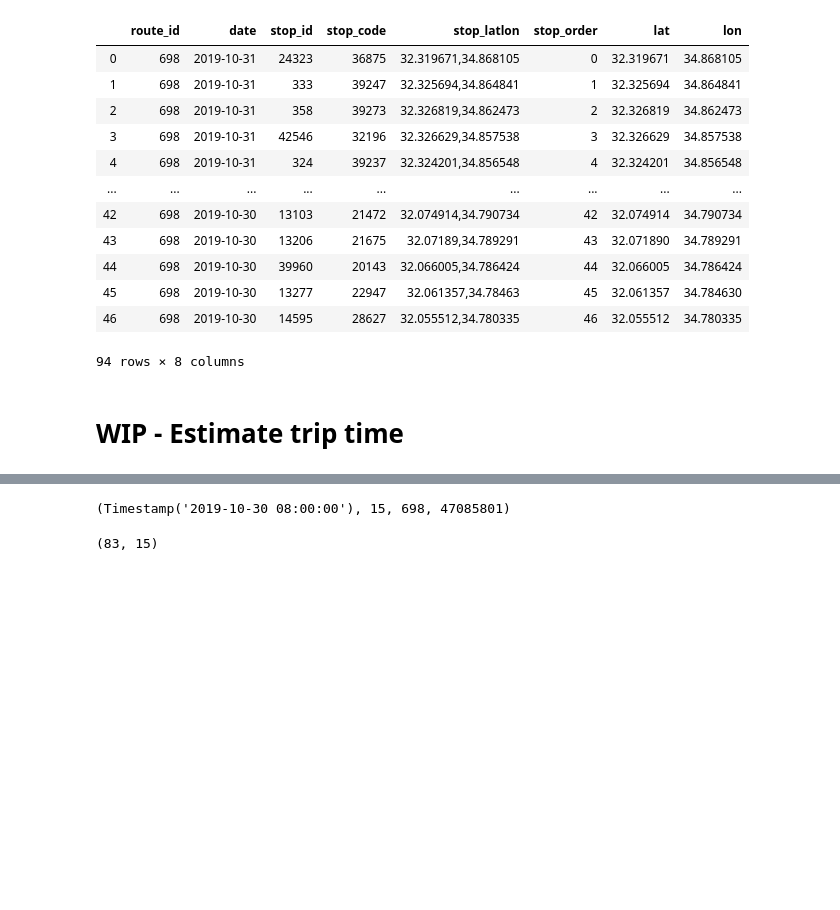
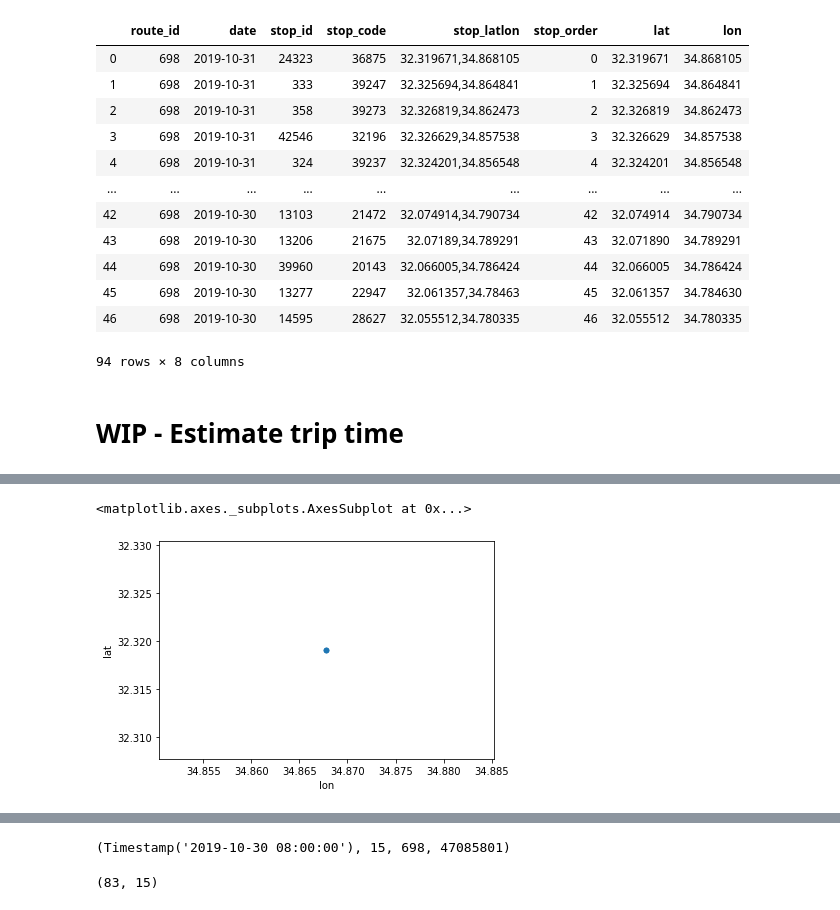
Before and after one commit to hasadna/open-bus, a Jupyter notebook: notebooks/Nativ_plus_get_trips_duration_Nov_2019.ipynb, the cells around one changed output, grey strips where cells are left out. Saved outputs shown, nothing was run; the diff lists cells and outputs as text; code cells hidden in the pictures; blank space fills up the shorter version.

```diff
--- a/notebooks/Nativ_plus_get_trips_duration_Nov_2019.ipynb
+++ b/notebooks/Nativ_plus_get_trips_duration_Nov_2019.ipynb
@@ -409,0 +517,6 @@ res_df.plot('planned_start_datetime', 'est_trip_time_minute')
+# %%
+plot_geo_points(siri_data[(siri_data.planned_start_datetime == '2019-10-30 15:05:00') &
+                          (siri_data.lat > 0)].sort_values('datetime_recorded'))
+# %% [output]
+<matplotlib.axes._subplots.AxesSubplot at 0x...>
+[figure, added]
```
Also changed, not shown: parts of 25 cells of this notebook.
